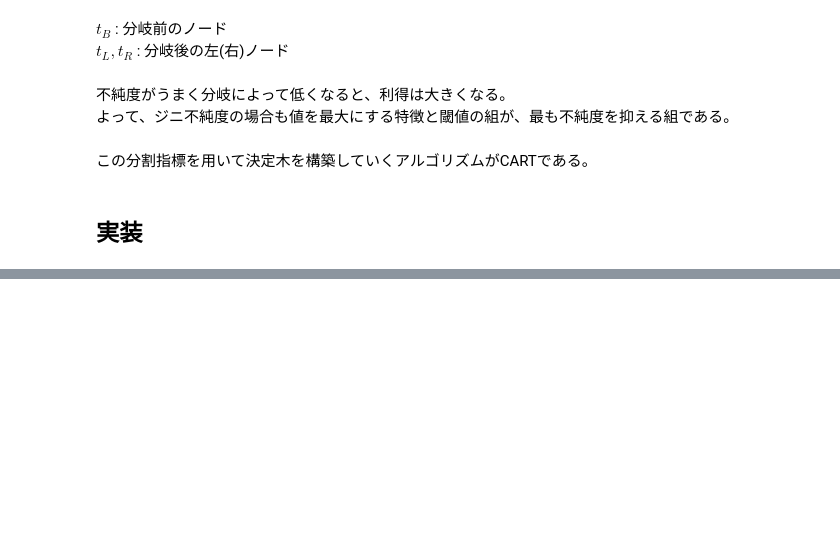
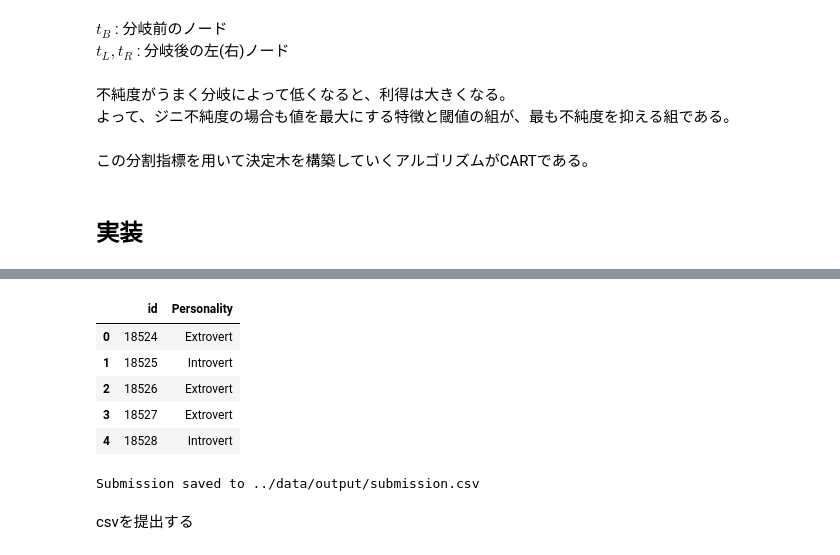
Before and after one commit to Kazuki1253/Kaggle, a Jupyter notebook: playground-series-s5e7/notebooks/decision_tree.ipynb, the cells around one changed output, grey strips where cells are left out. Saved outputs shown, nothing was run; the diff lists cells and outputs as text; code cells hidden in the pictures; blank space fills up the shorter version.

```diff
--- a/playground-series-s5e7/notebooks/decision_tree.ipynb
+++ b/playground-series-s5e7/notebooks/decision_tree.ipynb
@@ -75,0 +141,16 @@ import pandas as pd
+# %%
+# Tree Node
+# left(right) : left(right) node
+class TreeNode:
+    def __init__(self, feature=None, threshold=None, val=None, left=None, right=None):
+        self.feature = feature
+        self.threshold = threshold
+        self.val = val
+        self.left = left
+        self.right = right
+
+    def __str__(self):
+        left_str = str(self.left) if self.left else "None"
+        right_str = str(self.right) if self.right else "None"
+
+        return f"TreeNode(val={self.val}, feature={self.feature}, threshold={self.threshold}, left={left_str}, right={right_str})"
@@ -75,0 +301,20 @@ import pandas as pd
+# %%
+test_predictions = my_tree.predict(test.drop(columns=["id"]).to_numpy())
+final_predictions = np.array(test_predictions).astype(int)
+
+submission["Personality"] = le.inverse_transform(final_predictions)
+submission.head()
+# %% [output]
+|  | id | Personality |
+| 0 | 18524 | Extrovert |
+| 1 | 18525 | Introvert |
+| 2 | 18526 | Extrovert |
+| 3 | 18527 | Extrovert |
+| 4 | 18528 | Introvert |
+# %%
+submission.to_csv("../data/output/submission.csv", index=False)
+print("Submission saved to ../data/output/submission.csv")
+# %% [output]
+Submission saved to ../data/output/submission.csv
+# %% [markdown]
+csvを提出する
```
Also changed, not shown: parts of 25 cells of this notebook.
